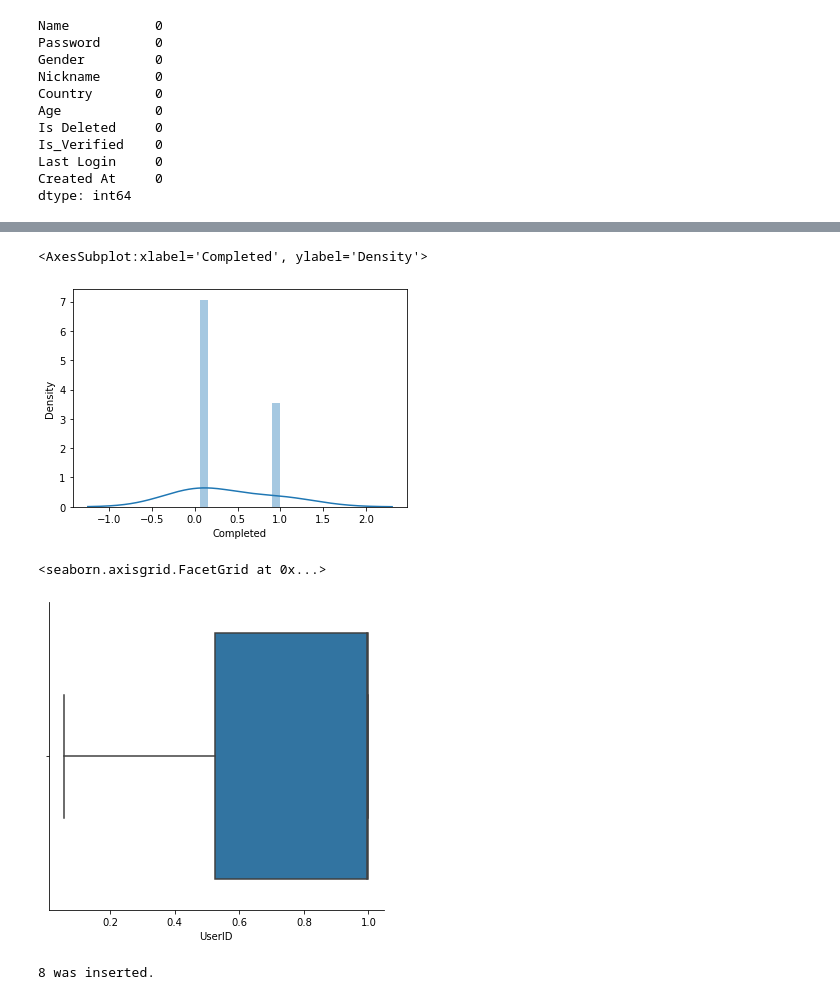
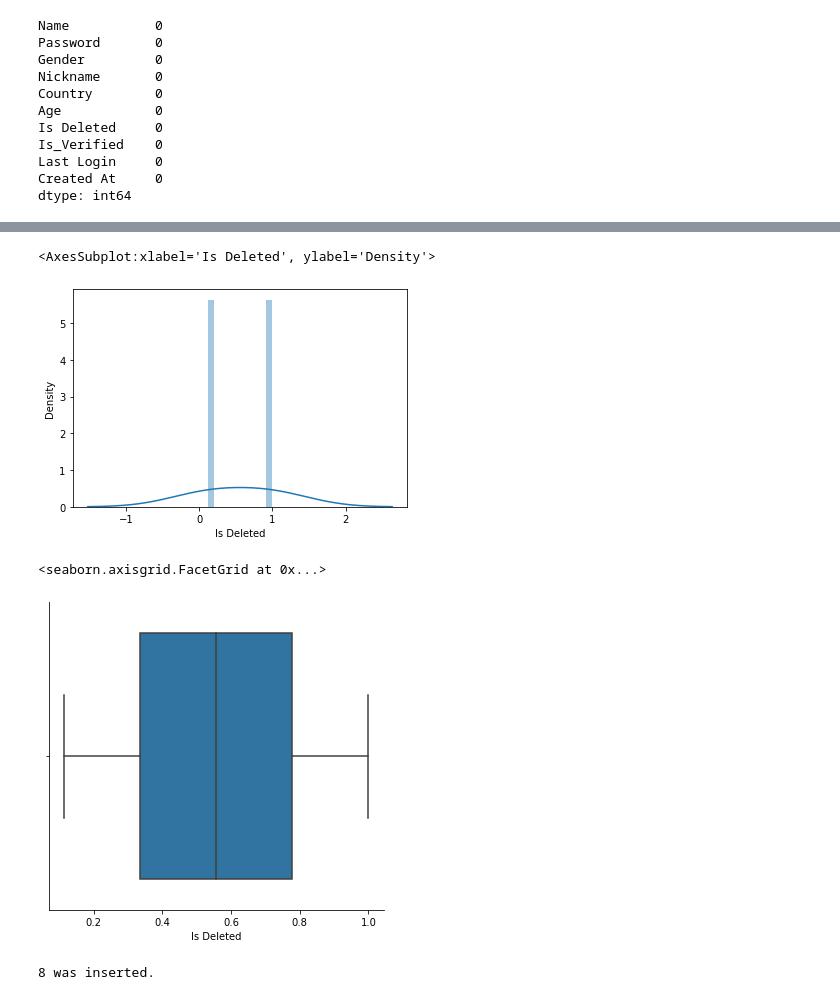
Before and after one commit to HarshilaJagtap/Jagtap_Harshila_002743674_DMDD, a Jupyter notebook: DMDD_Assignment_3/DMDD_EDA_Assignment_3.ipynb, the cells around one changed output, grey strips where cells are left out. Cells and saved outputs as stored; diff of their text form; code cells hidden in the pictures.

```diff
--- a/DMDD_Assignment_3/DMDD_EDA_Assignment_3.ipynb
+++ b/DMDD_Assignment_3/DMDD_EDA_Assignment_3.ipynb
@@ -356,3 +374,6 @@ mycursor.execute("CREATE TABLE User ( user_id int not null AUTO_INCREMENT, name
+# %%
+#replace any null value
+df_User["Age"].fillna("50", inplace = True)
 # %%
 # inserting df_User dataframe in sql user table
 
@@ -456,4 +575,4 @@ Created At     0
 dtype: int64
 # %%
 #replace any null value
-df_User["Completed"].fillna("False", inplace = True)
+df_User["Age"].fillna("50", inplace = True)
@@ -472,6 +606,6 @@ userRedundantCol.head()
 # %%
 #relationship analysis
-correlation = userRedundantCol.corr()
+correlation = df_User.corr()
 # %%
 sns.heatmap(correlation, xticklabels=correlation.columns, yticklabels=correlation.columns, annot= True)
 # %% [output]
@@ -491,13 +626,13 @@ sns.relplot(x= 'UserID', y='ID', hue ='Completed', data=correlation)
 # %%
-sns.distplot(correlation['Completed'], bins=10)
+sns.distplot(correlation['Is Deleted'], bins=10)
 # %% [output]
-<AxesSubplot:xlabel='Completed', ylabel='Density'>
+<AxesSubplot:xlabel='Is Deleted', ylabel='Density'>
-[figure, old version]
+[figure, new version]
 # %%
-sns.catplot(x='UserID', kind='box', data=correlation)
+sns.catplot(x='Is Deleted', kind='box', data=correlation)
 # %% [output]
 <seaborn.axisgrid.FacetGrid at 0x...>
-[figure, old version]
+[figure, new version]
 # %%
 # create category table and adding constraints
 mycursor.execute("DROP TABLE IF EXISTS Category")
```
Also changed, not shown: parts of 96 cells of this notebook.
